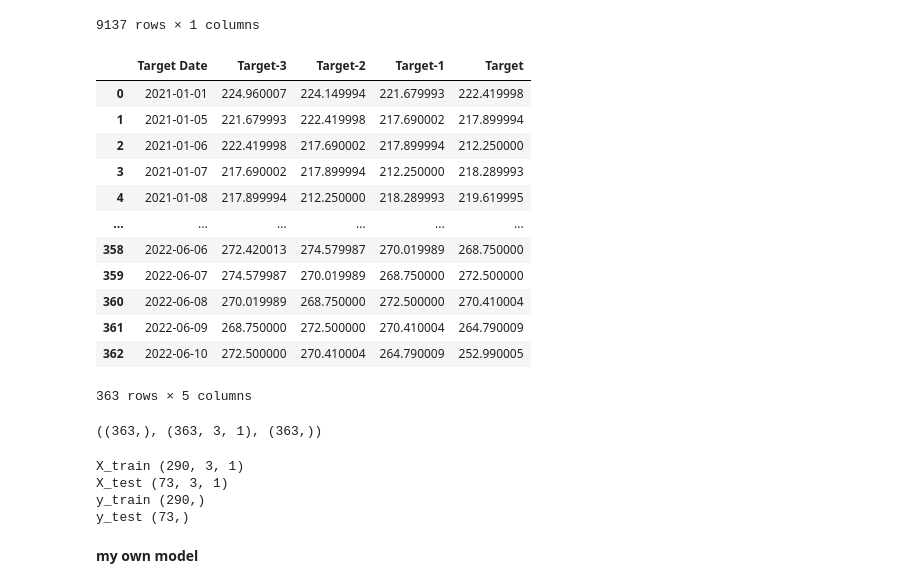
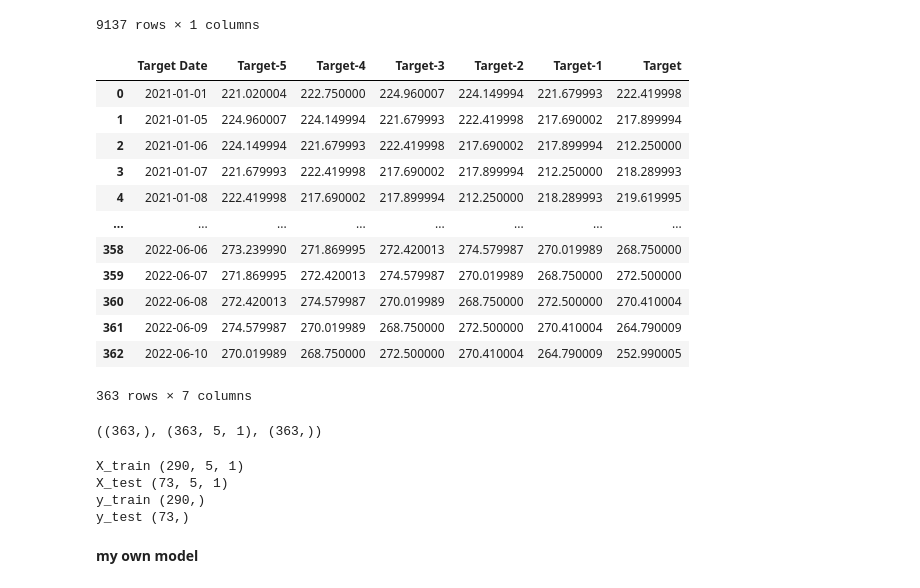
Before and after one commit to iteam1/predict-series-data-with-RNN, a Jupyter notebook: notebook.ipynb, the cells around one changed output. Saved outputs shown, nothing was run; the diff lists cells and outputs as text; code cells hidden in the pictures.

```diff
--- a/notebook.ipynb
+++ b/notebook.ipynb
@@ -938,24 +938,24 @@ def df_to_windowed_df(dataframe,first_date_str,last_date_str,n=3):
 
     return ret_df
 # %%
-seq_len = 3
+seq_len = 5
 # Start day second time around: '2021-03-25'
 windowed_df = df_to_windowed_df(df1, '2021-01-01', '2022-06-10', n=seq_len)
 windowed_df
 # %% [output]
-|  | Target Date | Target-3 | Target-2 | Target-1 | Target |
-| 0 | 2021-01-01 | 224.960007 | 224.149994 | 221.679993 | 222.419998 |
-| 1 | 2021-01-05 | 221.679993 | 222.419998 | 217.690002 | 217.899994 |
-| 2 | 2021-01-06 | 222.419998 | 217.690002 | 217.899994 | 212.250000 |
-| 3 | 2021-01-07 | 217.690002 | 217.899994 | 212.250000 | 218.289993 |
-| 4 | 2021-01-08 | 217.899994 | 212.250000 | 218.289993 | 219.619995 |
-| ... | ... | ... | ... | ... | ... |
-| 358 | 2022-06-06 | 272.420013 | 274.579987 | 270.019989 | 268.750000 |
-| 359 | 2022-06-07 | 274.579987 | 270.019989 | 268.750000 | 272.500000 |
-| 360 | 2022-06-08 | 270.019989 | 268.750000 | 272.500000 | 270.410004 |
-| 361 | 2022-06-09 | 268.750000 | 272.500000 | 270.410004 | 264.790009 |
-| 362 | 2022-06-10 | 272.500000 | 270.410004 | 264.790009 | 252.990005 |
+|  | Target Date | Target-5 | Target-4 | Target-3 | Target-2 | Target-1 | Target |
+| 0 | 2021-01-01 | 221.020004 | 222.750000 | 224.960007 | 224.149994 | 221.679993 | 222.419998 |
+| 1 | 2021-01-05 | 224.960007 | 224.149994 | 221.679993 | 222.419998 | 217.690002 | 217.899994 |
+| 2 | 2021-01-06 | 224.149994 | 221.679993 | 222.419998 | 217.690002 | 217.899994 | 212.250000 |
+| 3 | 2021-01-07 | 221.679993 | 222.419998 | 217.690002 | 217.899994 | 212.250000 | 218.289993 |
+| 4 | 2021-01-08 | 222.419998 | 217.690002 | 217.899994 | 212.250000 | 218.289993 | 219.619995 |
+| ... | ... | ... | ... | ... | ... | ... | ... |
+| 358 | 2022-06-06 | 273.239990 | 271.869995 | 272.420013 | 274.579987 | 270.019989 | 268.750000 |
+| 359 | 2022-06-07 | 271.869995 | 272.420013 | 274.579987 | 270.019989 | 268.750000 | 272.500000 |
+| 360 | 2022-06-08 | 272.420013 | 274.579987 | 270.019989 | 268.750000 | 272.500000 | 270.410004 |
+| 361 | 2022-06-09 | 274.579987 | 270.019989 | 268.750000 | 272.500000 | 270.410004 | 264.790009 |
+| 362 | 2022-06-10 | 270.019989 | 268.750000 | 272.500000 | 270.410004 | 264.790009 | 252.990005 |
-363 rows × 5 columns
+363 rows × 7 columns
 # %%
 def windowed_df_to_date_X_y(windowed_dataframe):
     df_as_np = windowed_dataframe.to_numpy()
@@ -969,7 +969,7 @@ dates,X,y = windowed_df_to_date_X_y(windowed_df)
 
 dates.shape,X.shape,y.shape
 # %% [output]
-((363,), (363, 3, 1), (363,))
+((363,), (363, 5, 1), (363,))
 # %%
 X_train,X_test,y_train,y_test = train_test_split(X,y,test_size = 0.2)
 print(f'X_train {X_train.shape}')
@@ -977,8 +977,8 @@ print(f'X_test {X_test.shape}')
 print(f'y_train {y_train.shape}')
 print(f'y_test {y_test.shape}')
 # %% [output]
-X_train (290, 3, 1)
-X_test (73, 3, 1)
+X_train (290, 5, 1)
+X_test (73, 5, 1)
 y_train (290,)
 y_test (73,)
 # %% [markdown]
```
Also changed, not shown: parts of 5 cells of this notebook, 2 other files.
